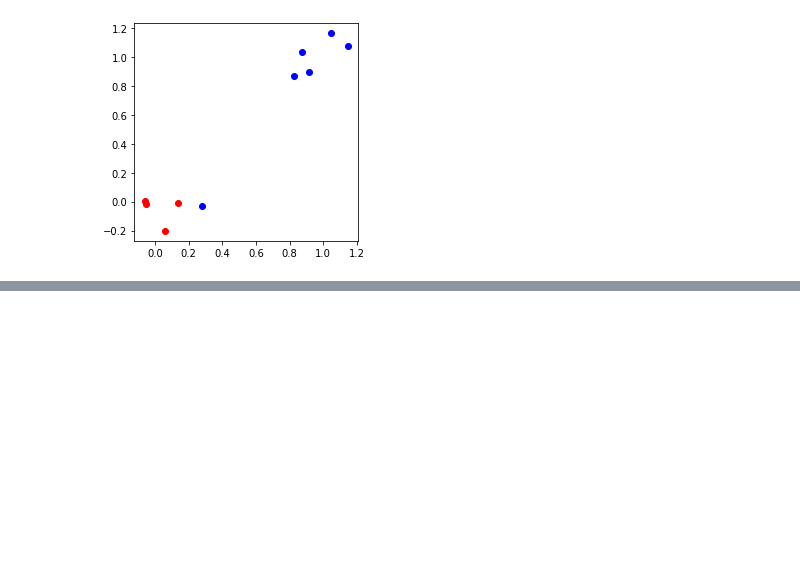
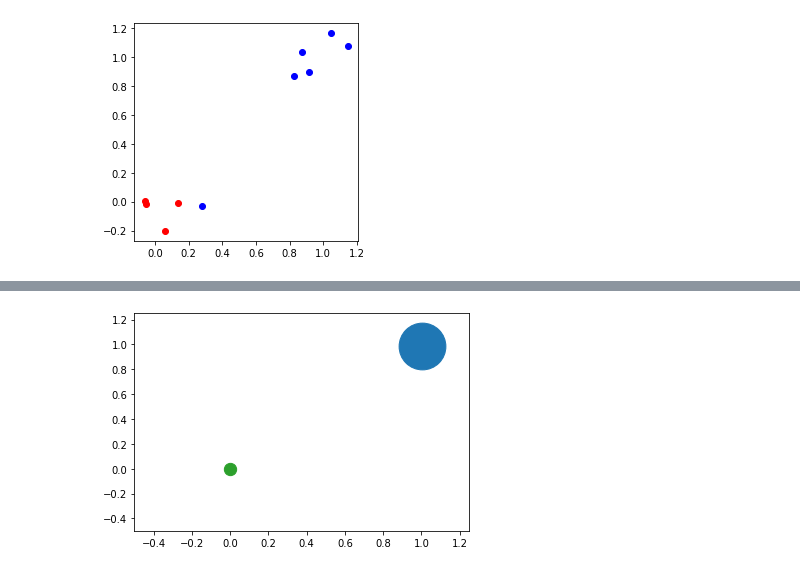
Before and after one commit to jviszlai/Bayesian-inference-coresets, a Jupyter notebook: 2MeansExperiments.ipynb, the cells around one changed output, grey strips where cells are left out. Drawn from its saved outputs; the diff is of its cells as text; code cells hidden in the pictures; blank space fills up the shorter version.

```diff
--- a/2MeansExperiments.ipynb
+++ b/2MeansExperiments.ipynb
@@ -267,4 +266,12 @@ def cluster_loglikelihood(data: np.ndarray, models: List[ClusteringModel]) -> np
     return ll_vecs
+# %%
+def visualize_coreset(coreset: Coreset):
+    total_weight = sum(weight for weight, pt in coreset.coreset)
+    for weight, point in coreset.coreset:
+        plt.scatter(point[0], point[1], s= weight)
+    plt.xlim([-0.5,1.25])
+    plt.ylim([-0.5,1.25])
+    plt.show()
 # %%
 A = GIGACoreset(list(data), cluster_loglikelihood)
 B = QAOA(1)
@@ -295,3 +308,7 @@ plot_cluster(data, final_model.clusters[0], final_model.clusters[1])
+# %%
+visualize_coreset(coreset)
+# %% [output]
+[figure, added]
 # %%
 A = RandomSampler()
 B = QAOA(1)
```
Also changed, not shown: parts of 11 cells of this notebook, 3 other files.
